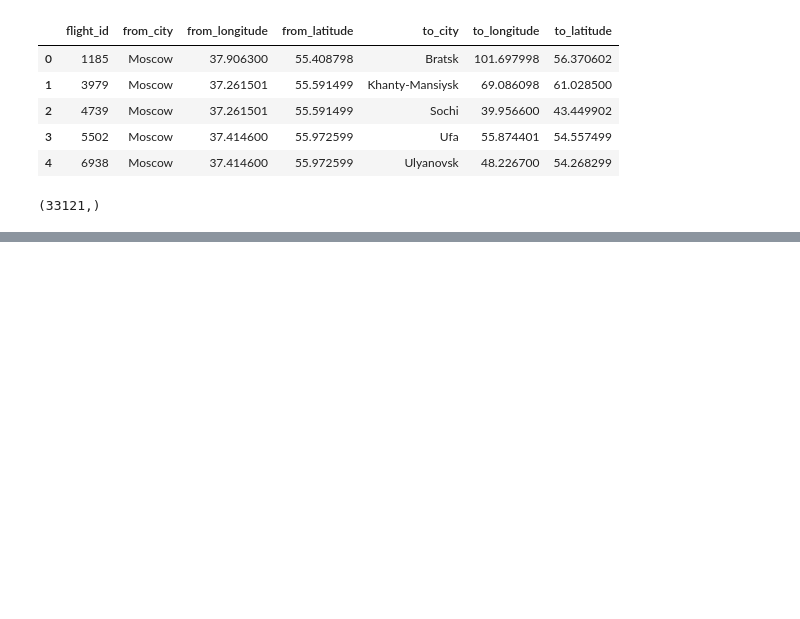
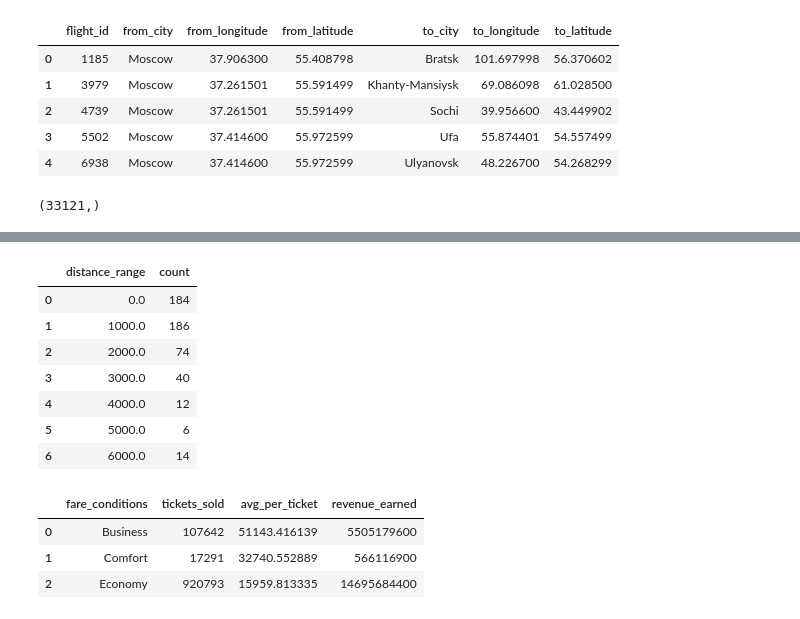
Before and after one commit to KhanSabbath/Airline-data-sql-manipulation, a Jupyter notebook: main.ipynb, the cells around one changed output, grey strips where cells are left out. Saved outputs shown, nothing was run; the diff lists cells and outputs as text; code cells hidden in the pictures; blank space fills up the shorter version.

```diff
--- a/main.ipynb
+++ b/main.ipynb
@@ -241,0 +296,62 @@ conn.execute("SELECT count(*) from FLIGHT_INFO;").fetchone()
+# %%
+query="""
+-- Criando um histograma com average_distance_km
+SELECT
+    FLOOR(average_distance_km / 1000) * 1000 AS distance_range,
+    COUNT(*) AS count
+FROM (
+    -- Cálculo das médias de distâncias para cada combinação únicas de from_city and to_city
+    SELECT
+        from_city,
+        to_city,
+        AVG(distance_km) AS average_distance_km
+    FROM (
+        -- Subquery para calculo da distância nas células anteriores
+        SELECT
+            from_city,
+            to_city,
+            -- Haversine again!!! muahahah
+            2 * 6371 * ASIN(SQRT(
+                POWER(SIN(RADIANS((to_latitude - from_latitude) / 2)), 2) +
+                COS(RADIANS(from_latitude)) * COS(RADIANS(to_latitude)) *
+                POWER(SIN(RADIANS((to_longitude - from_longitude) / 2)), 2)
+            )) AS distance_km
+        FROM FLIGHT_INFO
+    ) AS subquery
+    GROUP BY from_city, to_city
+) AS distances
+GROUP BY distance_range
+ORDER BY distance_range;
+"""
+
+df = pd.read_sql(query, conn)
+# %%
+df
+# %% [output]
+|  | distance_range | count |
+| 0 | 0.0 | 184 |
+| 1 | 1000.0 | 186 |
+| 2 | 2000.0 | 74 |
+| 3 | 3000.0 | 40 |
+| 4 | 4000.0 | 12 |
+| 5 | 5000.0 | 6 |
+| 6 | 6000.0 | 14 |
+# %%
+query="""
+    select
+        fare_conditions,
+        count(*) as tickets_sold,
+        avg(amount) as avg_per_ticket,
+        sum(amount) as revenue_earned
+    from ticket_flights
+    group by fare_conditions
+    limit 10
+    """
+
+df = pd.read_sql(query, conn)
+display(df)
+# %% [output]
+|  | fare_conditions | tickets_sold | avg_per_ticket | revenue_earned |
+| 0 | Business | 107642 | 51143.416139 | 5505179600 |
+| 1 | Comfort | 17291 | 32740.552889 | 566116900 |
+| 2 | Economy | 920793 | 15959.813335 | 14695684400 |
```
Also changed, not shown: parts of 5 cells of this notebook.
